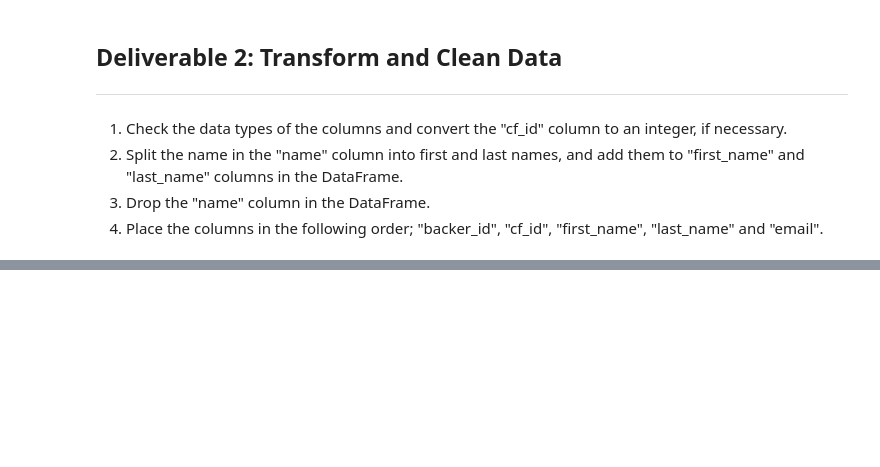
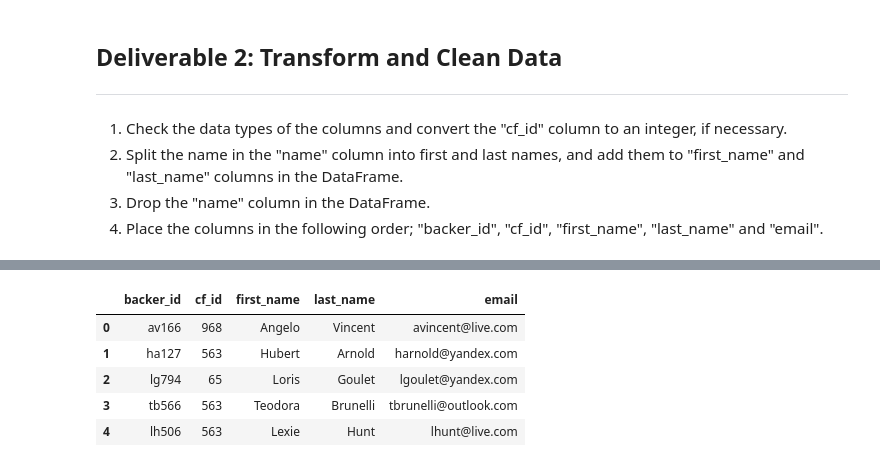
Before and after one commit to shimengya/Crowdfunding-ETL, a Jupyter notebook: Extract-Transform_final_code.ipynb, the cells around one changed output, grey strips where cells are left out. Drawn from its saved outputs; the diff is of its cells as text; code cells hidden in the pictures; blank space fills up the shorter version.

```diff
--- a/Extract-Transform_final_code.ipynb
+++ b/Extract-Transform_final_code.ipynb
@@ -179,2 +225,20 @@ backer_info_clean_df.head()
+# %%
+#  Drop the name column
+
+backer_info_drop_df = backer_info_split_name_df.drop(['name'], axis=1)
+# backer_info_drop_df.head()
+# Reorder the columns
+# backer_info_final_df = pd.DataFrame(backer_info_clean_df, columns=['backer_id', 'cf_id', 'name', 'email'])
+# backer_export_df = backer_info_drop_df.copy()
+
+backer_export_df = pd.DataFrame(backer_info_drop_df, columns=['backer_id', 'cf_id', 'first_name', 'last_name','email'])
+backer_export_df.head()
+# %% [output]
+|  | backer_id | cf_id | first_name | last_name | email |
+| 0 | av166 | 968 | Angelo | Vincent | avincent@live.com |
+| 1 | ha127 | 563 | Hubert | Arnold | harnold@yandex.com |
+| 2 | lg794 | 65 | Loris | Goulet | lgoulet@yandex.com |
+| 3 | tb566 | 563 | Teodora | Brunelli | tbrunelli@outlook.com |
+| 4 | lh506 | 563 | Lexie | Hunt | lhunt@live.com |
 # %%
 # Export the DataFrame as a CSV file using encoding='utf8'.
```
Also changed, not shown: parts of 11 cells of this notebook.
